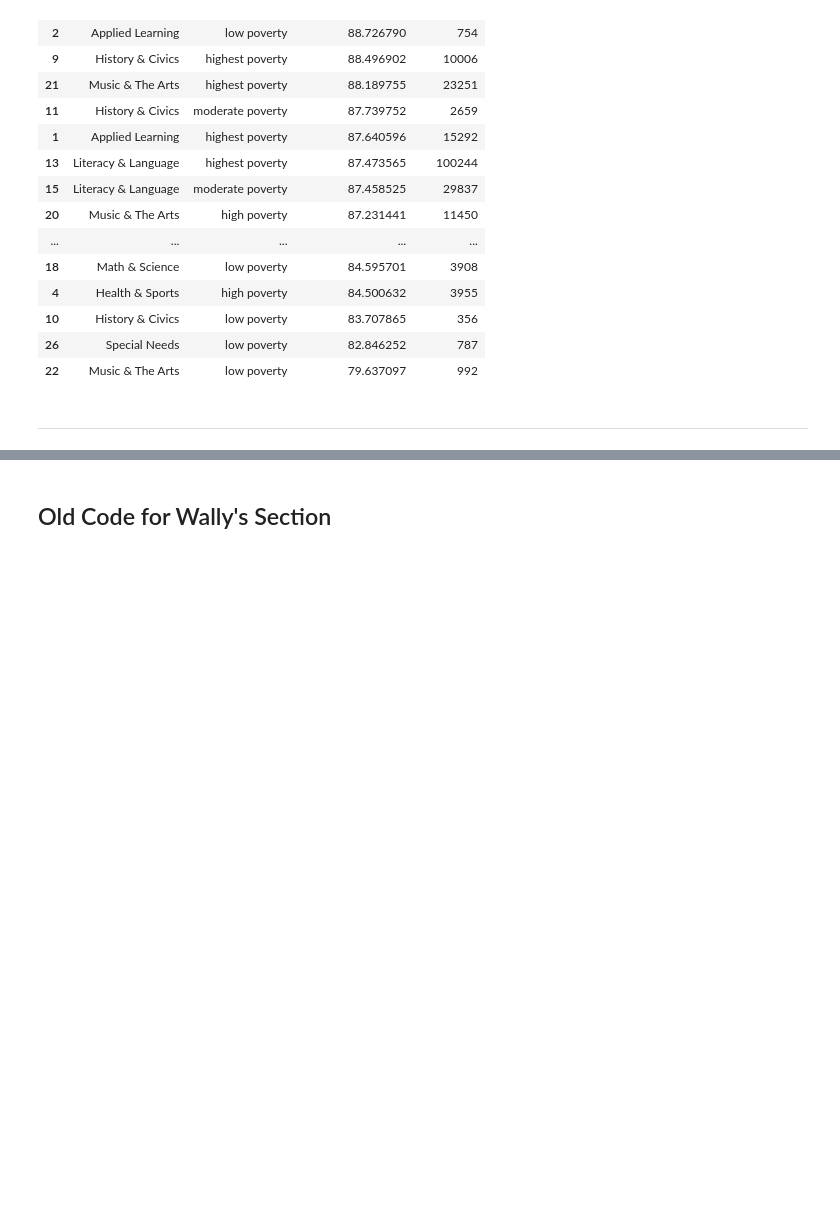
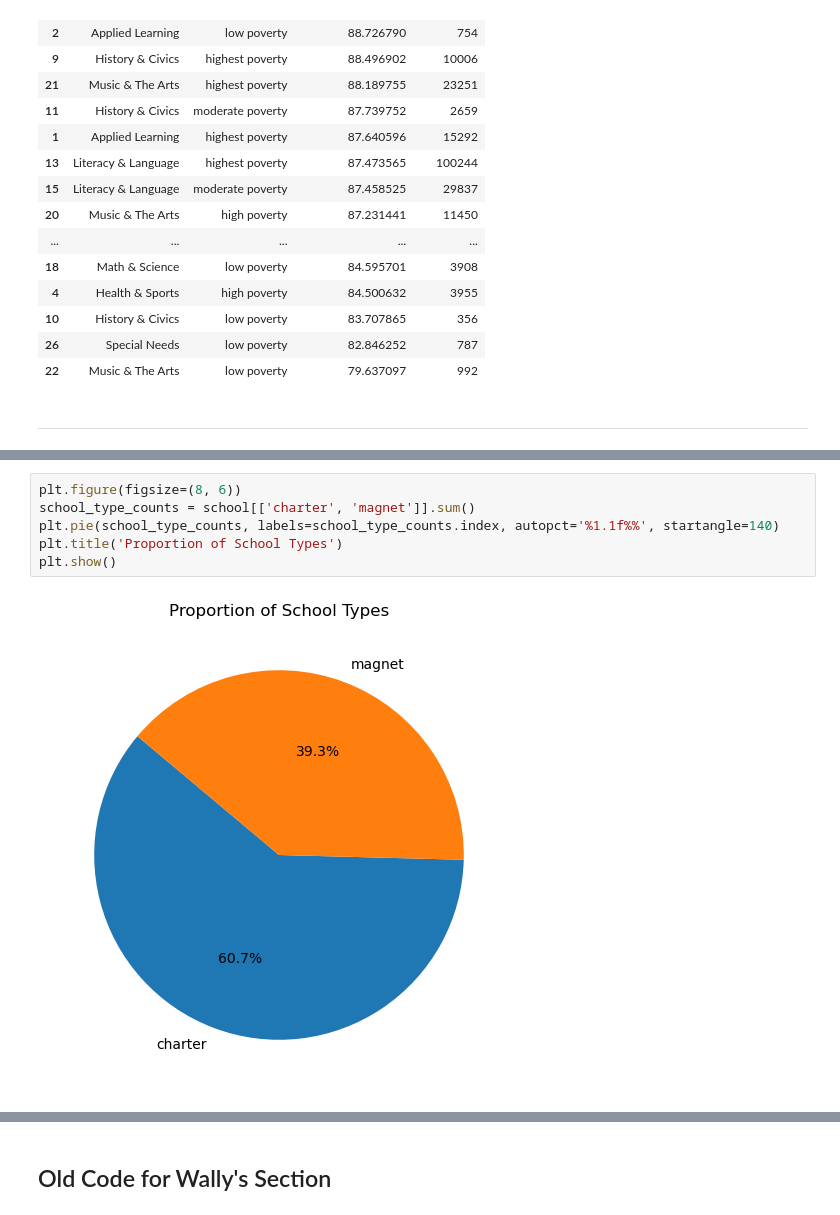
Before and after one commit to wallychang88/pythonforbusiness, a Jupyter notebook: Project_starterFile.ipynb, the cells around one changed output, grey strips where cells are left out. Drawn from its saved outputs; the diff is of its cells as text; blank space fills up the shorter version.

```diff
--- a/Project_starterFile.ipynb
+++ b/Project_starterFile.ipynb
@@ -196,0 +308,8 @@ ________________________________________________________________________________
+# %%
+plt.figure(figsize=(8, 6))
+school_type_counts = school[['charter', 'magnet']].sum()
+plt.pie(school_type_counts, labels=school_type_counts.index, autopct='%1.1f%%', startangle=140)
+plt.title('Proportion of School Types')
+plt.show()
+# %% [output]
+[figure, added]
```
Also changed, not shown: parts of 23 cells of this notebook.
